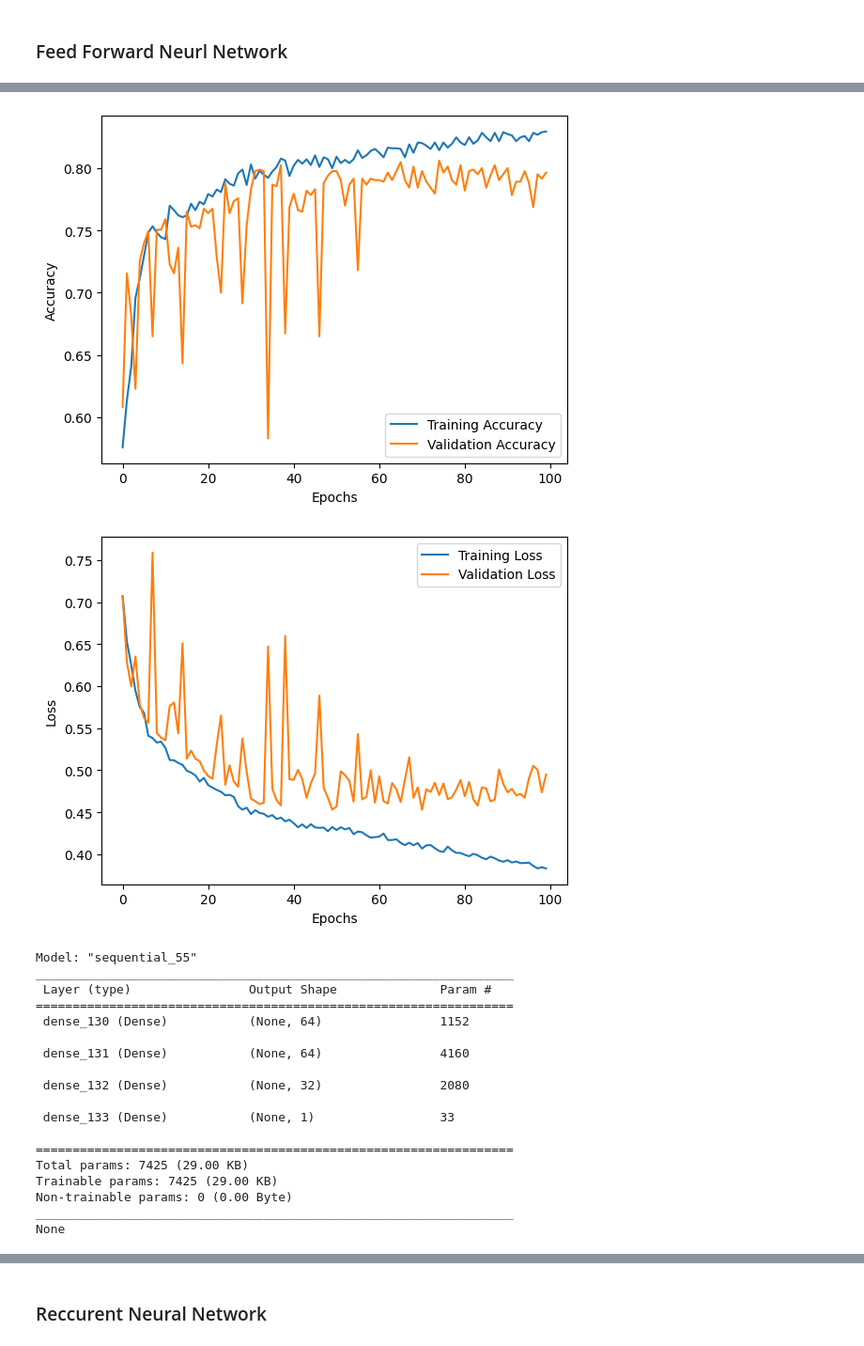
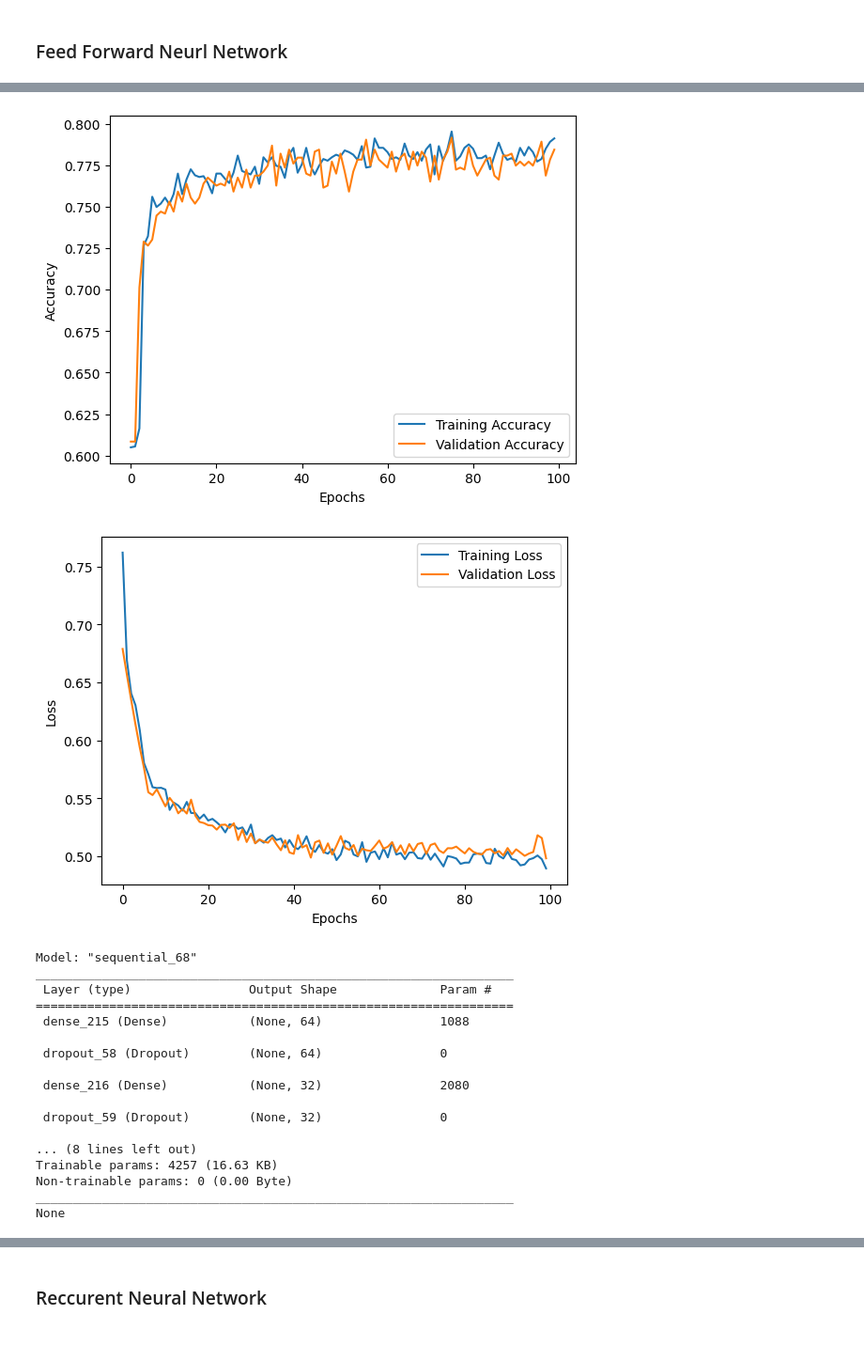
Before and after one commit to trnqbao/machine-learning-final-project, a Jupyter notebook: Ex2.ipynb, the cells around one changed output, grey strips where cells are left out. Shown at 94% size. Saved outputs shown, nothing was run; the diff lists cells and outputs as text; code cells hidden in the pictures.

```diff
--- a/Ex2.ipynb
+++ b/Ex2.ipynb
@@ -452,8 +454,8 @@ sns.heatmap(df_dummies.corr(), annot=True, cmap="Greens")
 [figure]
 # %%
 # # từ bản tương quan có thể thấy rằng bằng thạc sĩ hoặc cử nhân có tương quang tương đương nhau nên có thểm drop 1 trong 2
-df_dummies.drop('Education_Bachelors', axis=1, inplace=True)
-df_dummies.drop('City_Bangalore', axis=1, inplace=True)
-df_dummies.drop('PaymentTier_2', axis=1, inplace=True)
-
-df_dummies.head()
+corr_matrix = df_dummies.corr().abs()
+upper = corr_matrix.where(np.triu(np.ones(corr_matrix.shape), k=1).astype(bool))
+to_drop = [column for column in upper.columns if any(upper[column] > 0.5)]
+to_drop.remove("LeaveOrNot") if "LeaveOrNot" in to_drop else None
+df_dummies.drop(to_drop, axis=1, inplace=True)
@@ -469,3 +470,7 @@ df_dummies.head()
 # %%
 X = df_dummies.drop('LeaveOrNot', axis=1)
 y = df_dummies['LeaveOrNot']
+# %%
+scaler = StandardScaler()
+scaler.fit(X)
+X_scaled = scaler.fit_transform(X)
@@ -472,5 +493,5 @@ y = df_dummies['LeaveOrNot']
 # %%
-X_train, X_test, y_train, y_test = train_test_split(X, y, random_state=5, test_size=0.3)
+X_train, X_test, y_train, y_test = train_test_split(X_scaled, y, random_state=5, test_size=0.3)
 # %% [markdown]
 ## Phần 2: Ứng dụng các mô hình học máy cơ bản để giải quyết bài toán, bao gồm cả các mô hình thuộc Ensemble Learing;
 # %% [markdown]
@@ -687,13 +701,16 @@ visualize_metrics(metrics=metrics)
 ### Feed Forward Neurl Network
 # %%
 model_FFNW = tf.keras.Sequential([
-    tf.keras.layers.Dense(64, activation='relu', use_bias=True),
-    tf.keras.layers.Dense(64, activation='relu', use_bias=True),
-    tf.keras.layers.Dense(32, activation='relu', use_bias=True),
-    tf.keras.layers.Dense(1, activation='sigmoid')
+    tf.keras.layers.Dense(64, kernel_initializer='uniform', activation='relu', kernel_regularizer=regularizers.L1L2(0.01)),
+    tf.keras.layers.Dropout(0.25),
+    tf.keras.layers.Dense(32, kernel_initializer='uniform', activation='relu'),
+    tf.keras.layers.Dropout(0.25),
+    tf.keras.layers.Dense(32, kernel_initializer='uniform', activation='relu'),
+    tf.keras.layers.Dropout(0.25),
+    tf.keras.layers.Dense(1, kernel_initializer='uniform', activation='sigmoid')
 ])
 
-model_FFNW.compile(loss="binary_crossentropy", metrics='accuracy')
+model_FFNW.compile(loss="binary_crossentropy", metrics='accuracy', optimizer='adam')
 
 history_FFNW = model_FFNW.fit(X_train, y_train, epochs=100, validation_data=(X_test, y_test))
 
@@ -722,20 +739,19 @@ Epoch 100/100
-[figure, old version]
+[figure, new version]
-[figure, old version]
+[figure, new version]
-Model: "sequential_55"
+Model: "sequential_68"
 _________________________________________________________________
  Layer (type)                Output Shape              Param #
 =================================================================
- dense_130 (Dense)           (None, 64)                1152
+ dense_215 (Dense)           (None, 64)                1088
 
- dense_131 (Dense)           (None, 64)                4160
+ dropout_58 (Dropout)        (None, 64)                0
 
- dense_132 (Dense)           (None, 32)                2080
+ dense_216 (Dense)           (None, 32)                2080
 
- dense_133 (Dense)           (None, 1)                 33
+ dropout_59 (Dropout)        (None, 32)                0
 
-=================================================================
-Total params: 7425 (29.00 KB)
-Trainable params: 7425 (29.00 KB)
+... (8 lines left out)
+Trainable params: 4257 (16.63 KB)
 Non-trainable params: 0 (0.00 Byte)
 _________________________________________________________________
 None
```
Also changed, not shown: parts of 19 cells of this notebook.
